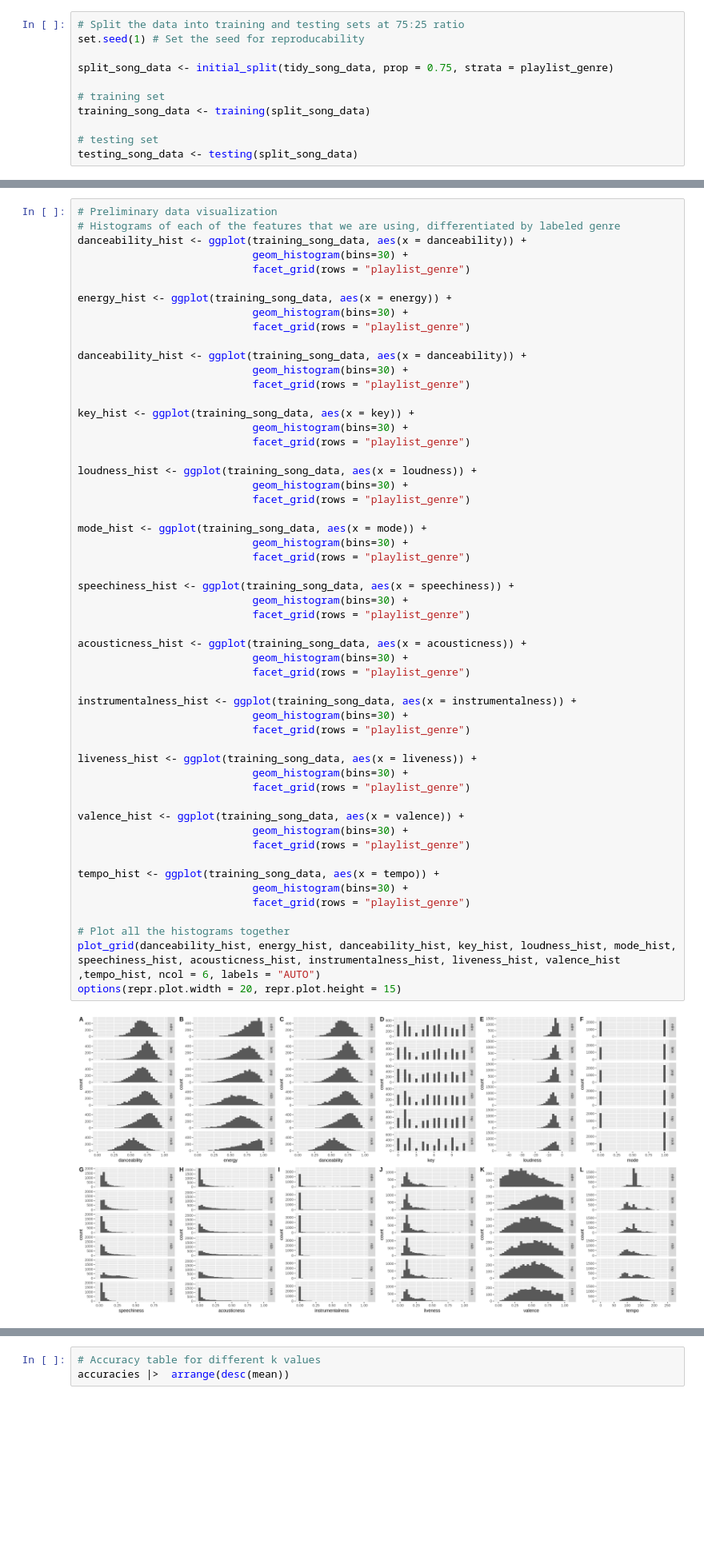
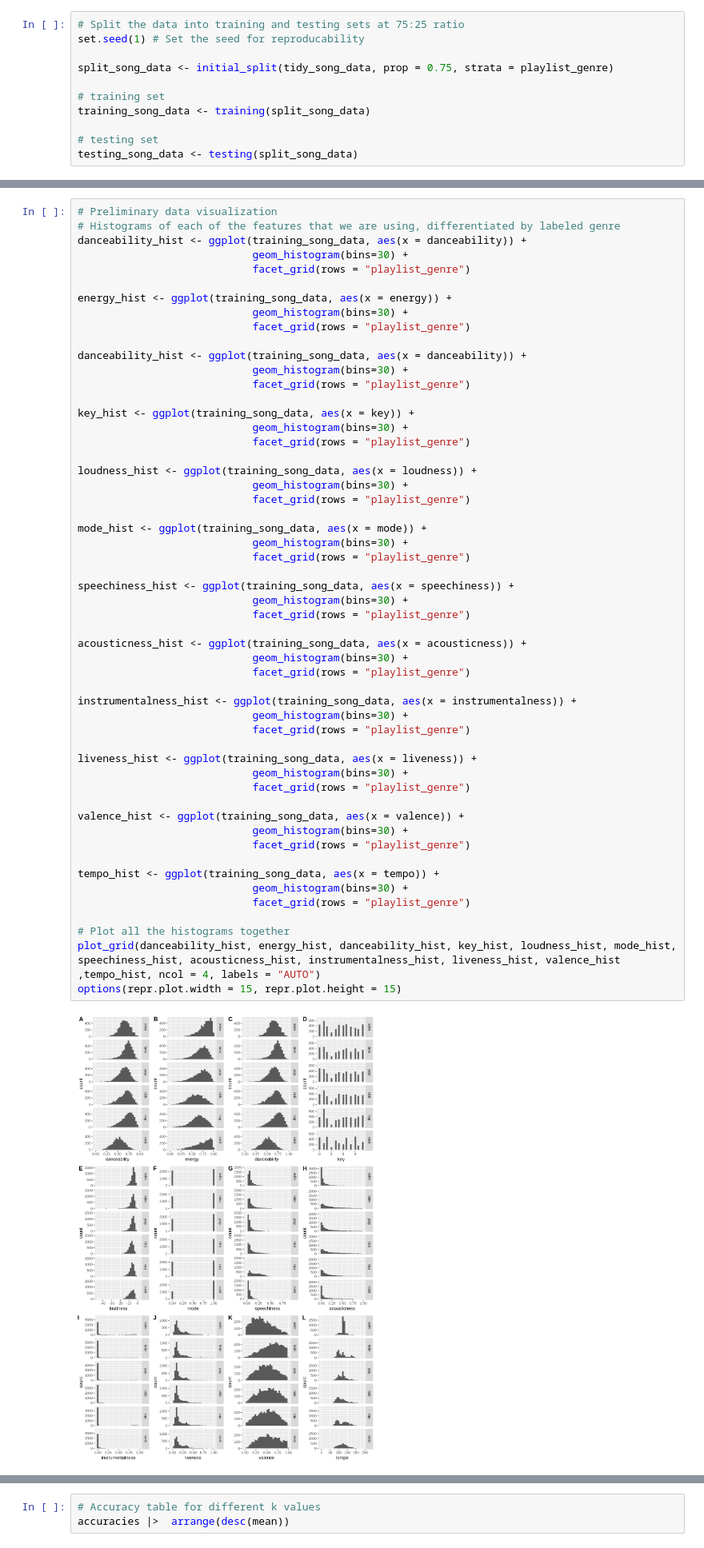
Before and after one commit to DSCI-310-2023/dsci-310-group-04, a Jupyter notebook: Project.ipynb, the cells around one changed output, grey strips where cells are left out. Shown at 80% size. Saved outputs shown, nothing was run; the diff lists cells and outputs as text; blank space fills up the shorter version.

```diff
--- a/Project.ipynb
+++ b/Project.ipynb
@@ -128,34 +172,34 @@ loudness_hist <- ggplot(training_song_data, aes(x = loudness)) +
 mode_hist <- ggplot(training_song_data, aes(x = mode)) +
                             geom_histogram(bins=30) +
                             facet_grid(rows = "playlist_genre")
 
 speechiness_hist <- ggplot(training_song_data, aes(x = speechiness)) +
                             geom_histogram(bins=30) +
                             facet_grid(rows = "playlist_genre")
 
 acousticness_hist <- ggplot(training_song_data, aes(x = acousticness)) +
                             geom_histogram(bins=30) +
                             facet_grid(rows = "playlist_genre")
 
 instrumentalness_hist <- ggplot(training_song_data, aes(x = instrumentalness)) +
                             geom_histogram(bins=30) +
                             facet_grid(rows = "playlist_genre")
 
 liveness_hist <- ggplot(training_song_data, aes(x = liveness)) +
                             geom_histogram(bins=30) +
                             facet_grid(rows = "playlist_genre")
 
 valence_hist <- ggplot(training_song_data, aes(x = valence)) +
                             geom_histogram(bins=30) +
                             facet_grid(rows = "playlist_genre")
 
 tempo_hist <- ggplot(training_song_data, aes(x = tempo)) +
                             geom_histogram(bins=30) +
                             facet_grid(rows = "playlist_genre")
 
 # Plot all the histograms together
-plot_grid(danceability_hist, energy_hist, danceability_hist, key_hist, loudness_hist, mode_hist, speechiness_hist, acousticness_hist, instrumentalness_hist, liveness_hist, valence_hist ,tempo_hist, ncol = 6, labels = "AUTO")
-options(repr.plot.width = 20, repr.plot.height = 15)
+plot_grid(danceability_hist, energy_hist, danceability_hist, key_hist, loudness_hist, mode_hist, speechiness_hist, acousticness_hist, instrumentalness_hist, liveness_hist, valence_hist ,tempo_hist, ncol = 4, labels = "AUTO")
+options(repr.plot.width = 15, repr.plot.height = 15)
 # %% [output]
-[figure, old version]
+[figure, new version]
 # %% [markdown]
```
Also changed, not shown: parts of 15 cells of this notebook.
